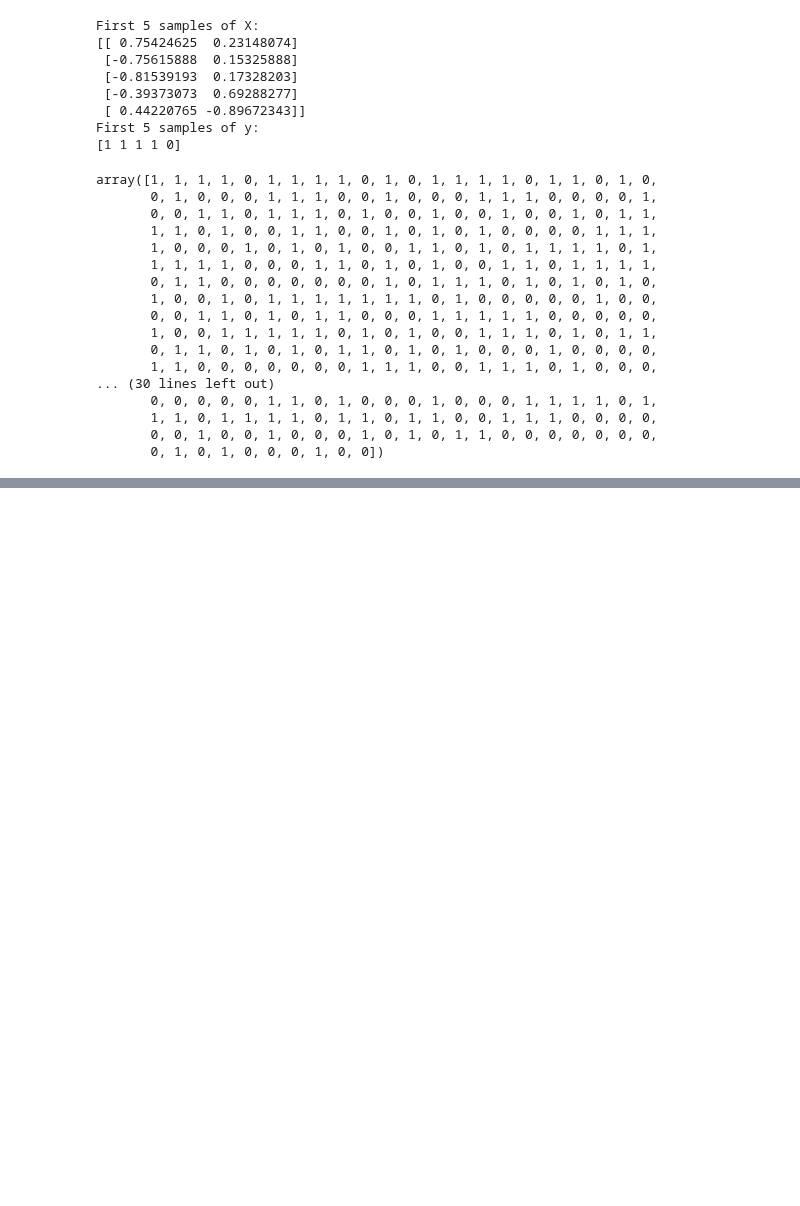
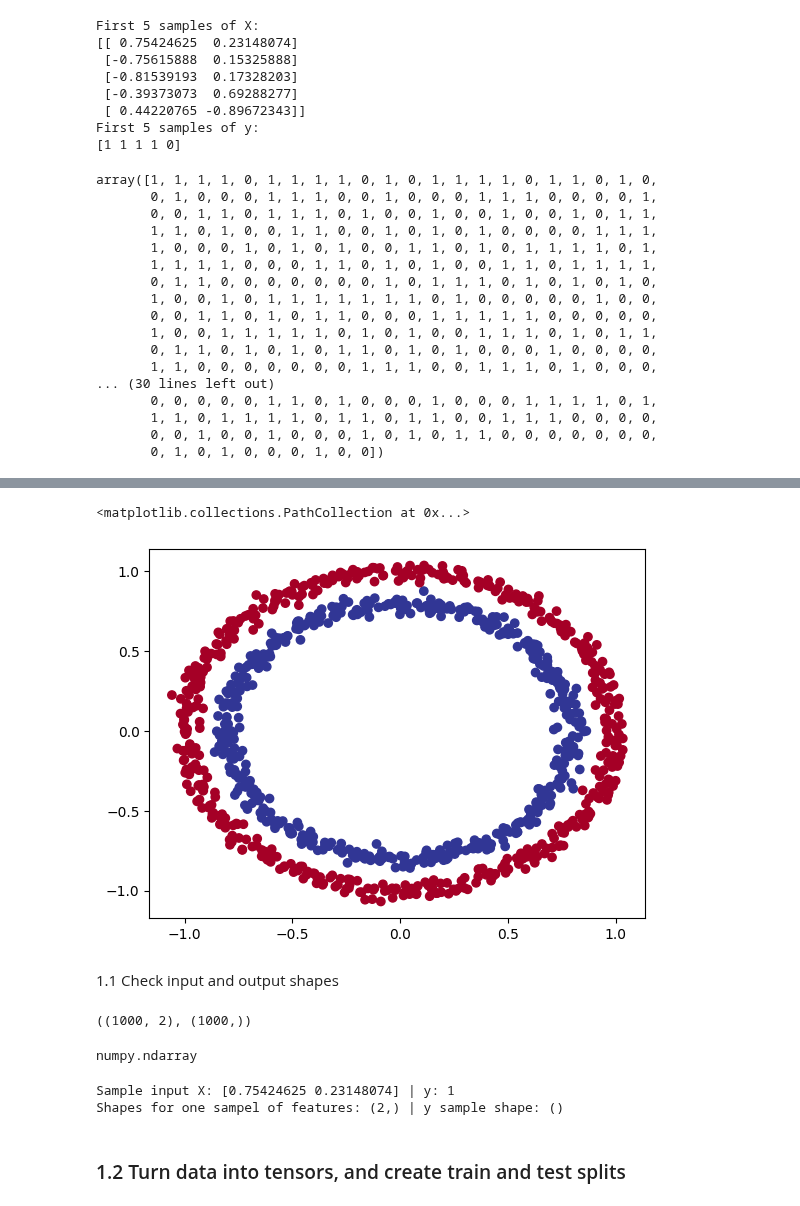
Before and after one commit to nlscng/turbo-doodle, a Jupyter notebook: 02_pytorch_classification.ipynb, the cells around one changed output, grey strips where cells are left out. Cells and saved outputs as stored; diff of their text form; code cells hidden in the pictures; blank space fills up the shorter version.

```diff
--- a/02_pytorch_classification.ipynb
+++ b/02_pytorch_classification.ipynb
@@ -56,0 +78,34 @@ array([1, 1, 1, 1, 0, 1, 1, 1, 1, 0, 1, 0, 1, 1, 1, 1, 0, 1, 1, 0, 1, 0,
+# %%
+# when in doubt, visualize, visualize, visualize
+
+import matplotlib.pyplot as plt
+
+plt.scatter(x=X[:, 0],
+            y=X[:, 1],
+            c=y,
+            cmap=plt.cm.RdYlBu)
+# %% [output]
+<matplotlib.collections.PathCollection at 0x...>
+[figure, added]
+# %% [markdown]
+1.1 Check input and output shapes
+# %%
+
+X.shape, y.shape
+# %% [output]
+((1000, 2), (1000,))
+# %%
+type(X)
+# %% [output]
+numpy.ndarray
+# %%
+# View the first example of features and labels
+X_sample = X[0]
+y_sample = y[0]
+print(f"Sample input X: {X_sample} | y: {y_sample}")
+print(f"Shapes for one sampel of features: {X_sample.shape} | y sample shape: {y_sample.shape}")
+# %% [output]
+Sample input X: [0.75424625 0.23148074] | y: 1
+Shapes for one sampel of features: (2,) | y sample shape: ()
+# %% [markdown]
+### 1.2 Turn data into tensors, and create train and test splits
```
Also changed, not shown: parts of 7 cells of this notebook.
